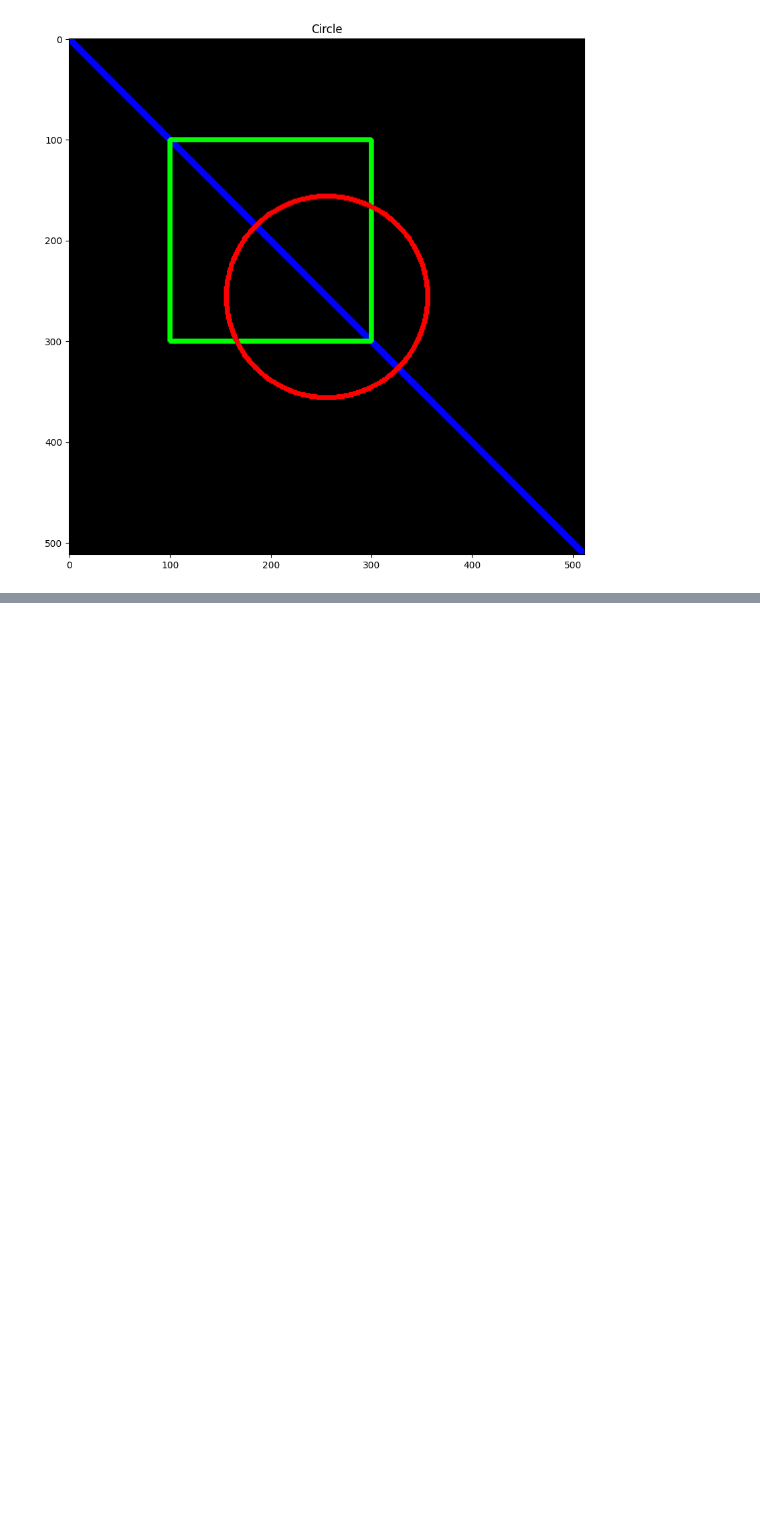
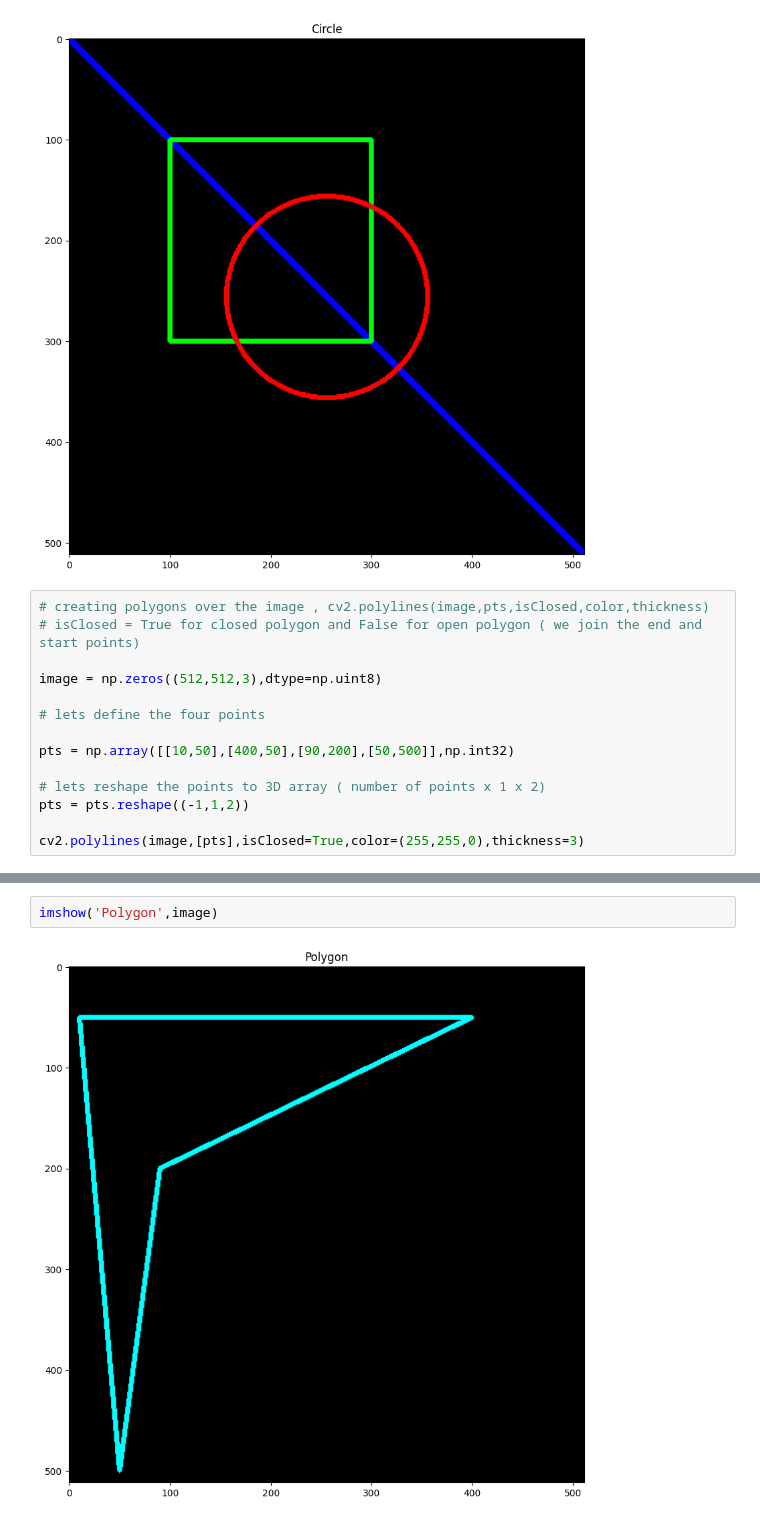
Before and after one commit to maxprogrammer007/Computer-Vision, a Jupyter notebook: 01_Image_Operations/04_Drawing_on_images_OpenCV.ipynb, the cells around one changed output, grey strips where cells are left out. Drawn from its saved outputs; the diff is of its cells as text; blank space fills up the shorter version.

```diff
--- a/01_Image_Operations/04_Drawing_on_images_OpenCV.ipynb
+++ b/01_Image_Operations/04_Drawing_on_images_OpenCV.ipynb
@@ -41,3 +41,17 @@ cv2.circle(image,(256,256),100,(0,0,255),3)
 imshow('Circle',image)
 # %% [output]
 [figure]
+# %%
+# creating polygons over the image , cv2.polylines(image,pts,isClosed,color,thickness)
+# isClosed = True for closed polygon and False for open polygon ( we join the end and start points)
+
+image = np.zeros((512,512,3),dtype=np.uint8)
+
+# lets define the four points
+
+pts = np.array([[10,50],[400,50],[90,200],[50,500]],np.int32)
+
+# lets reshape the points to 3D array ( number of points x 1 x 2)
+pts = pts.reshape((-1,1,2))
+
+cv2.polylines(image,[pts],isClosed=True,color=(255,255,0),thickness=3)
@@ -43,0 +76,4 @@ imshow('Circle',image)
+# %%
+imshow('Polygon',image)
+# %% [output]
+[figure, added]
```
Also changed, not shown: parts of 3 cells of this notebook.
